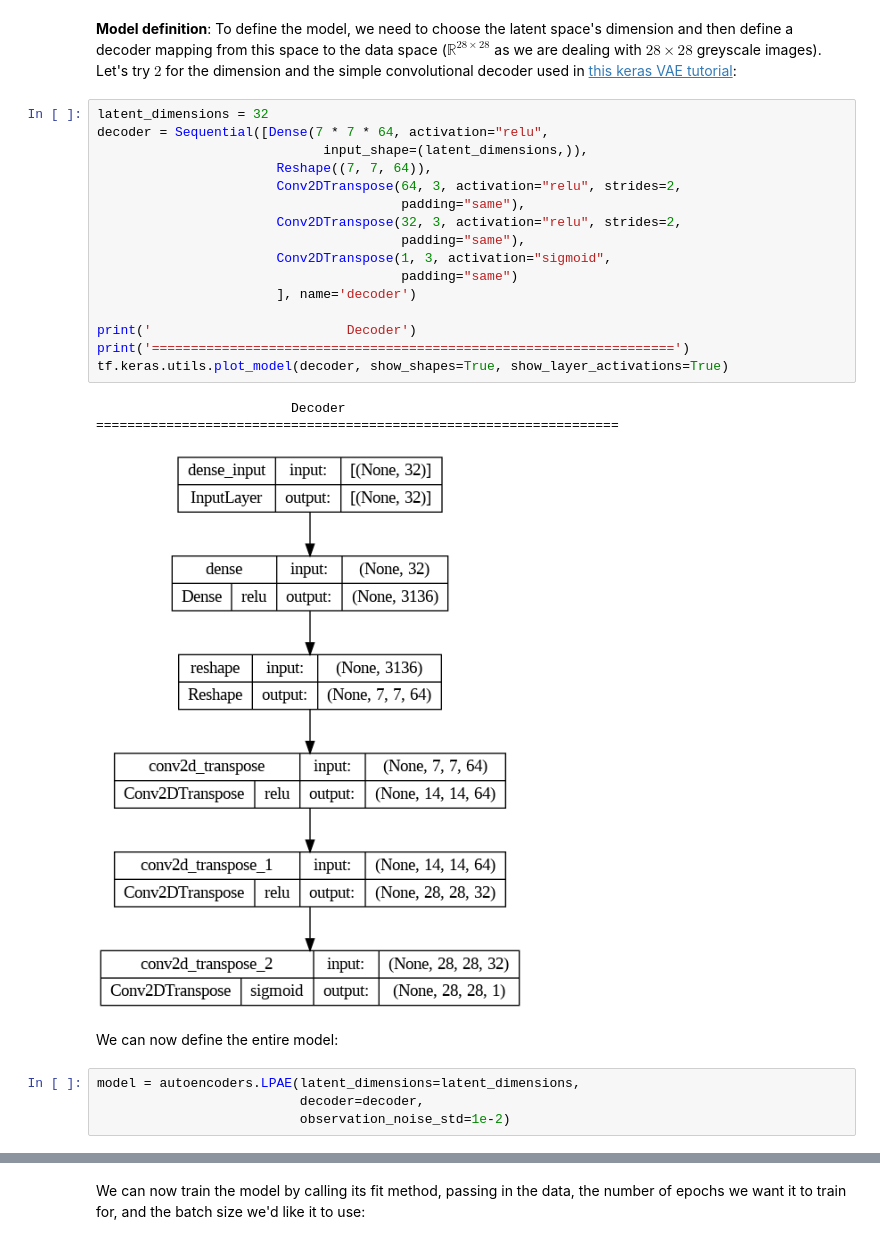
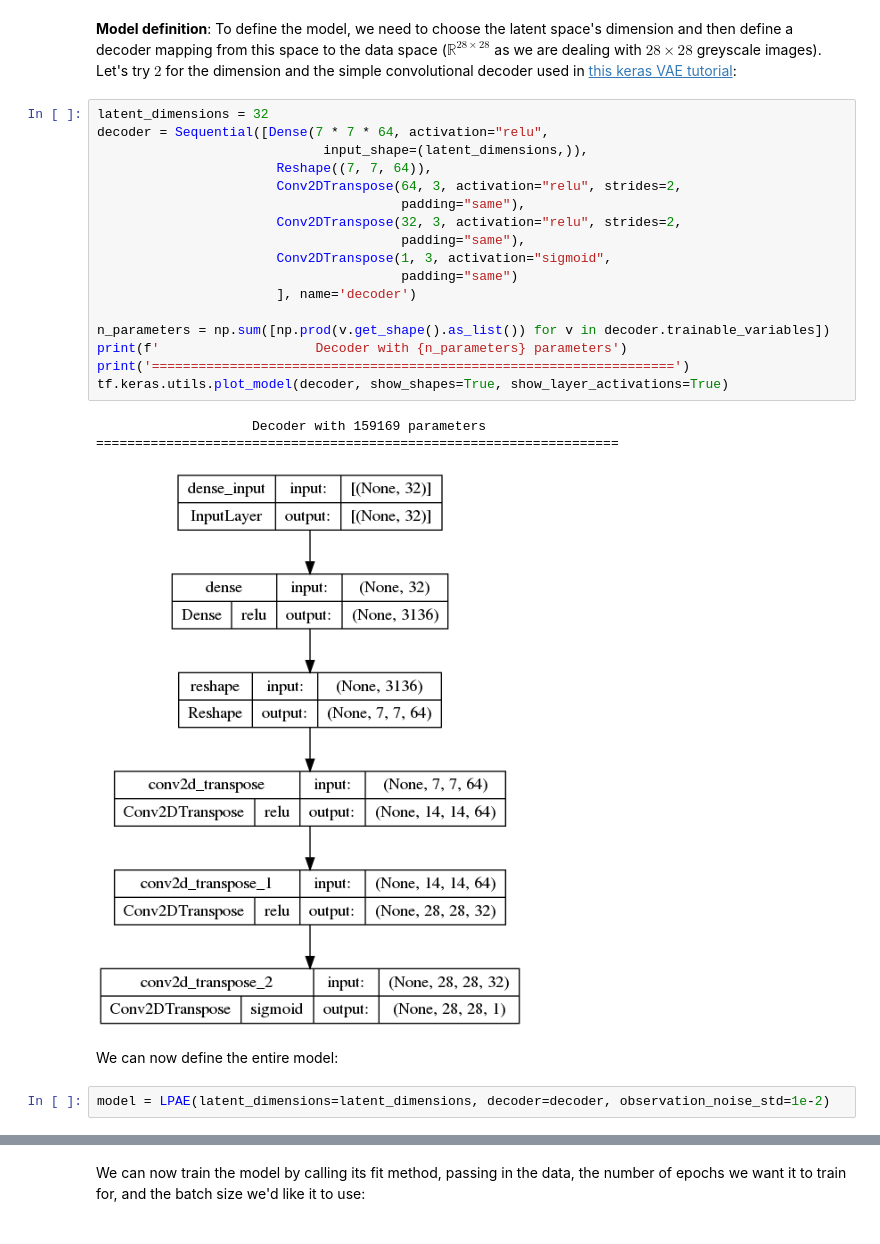
Before and after one commit to juankuntz/LPAE, a Jupyter notebook: notebooks/MNIST_tutorial.ipynb, the cells around one changed output, grey strips where cells are left out. Drawn from its saved outputs; the diff is of its cells as text.

```diff
--- a/notebooks/MNIST_tutorial.ipynb
+++ b/notebooks/MNIST_tutorial.ipynb
@@ -91,27 +106,26 @@ plot_images(x[:9])
 # %%
 latent_dimensions = 32
 decoder = Sequential([Dense(7 * 7 * 64, activation="relu",
                              input_shape=(latent_dimensions,)),
                        Reshape((7, 7, 64)),
                        Conv2DTranspose(64, 3, activation="relu", strides=2,
                                        padding="same"),
                        Conv2DTranspose(32, 3, activation="relu", strides=2,
                                        padding="same"),
                        Conv2DTranspose(1, 3, activation="sigmoid",
                                        padding="same")
                        ], name='decoder')
 
-print('                         Decoder')
+n_parameters = np.sum([np.prod(v.get_shape().as_list()) for v in decoder.trainable_variables])
+print(f'                    Decoder with {n_parameters} parameters')
 print('===================================================================')
 tf.keras.utils.plot_model(decoder, show_shapes=True, show_layer_activations=True)
 # %% [output]
-                         Decoder
+                    Decoder with 159169 parameters
 ===================================================================
-[figure, old version]
+[figure, new version]
 # %% [markdown]
 We can now define the entire model:
 # %%
-model = autoencoders.LPAE(latent_dimensions=latent_dimensions,
-                          decoder=decoder,
-                          observation_noise_std=1e-2)
+model = LPAE(latent_dimensions=latent_dimensions, decoder=decoder, observation_noise_std=1e-2)
 # %% [markdown]
```
Also changed, not shown: parts of 36 cells of this notebook, 3 other files.
